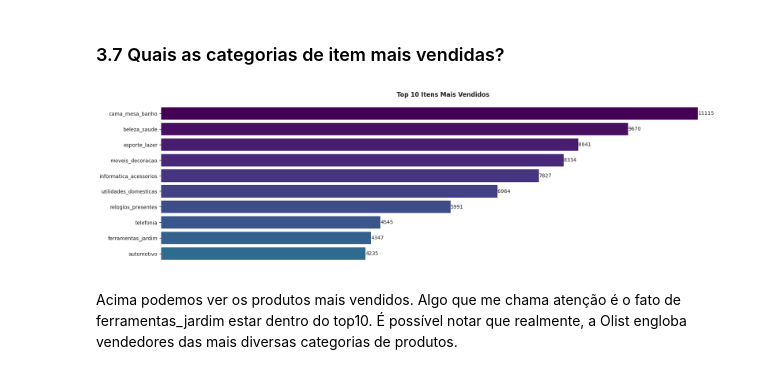
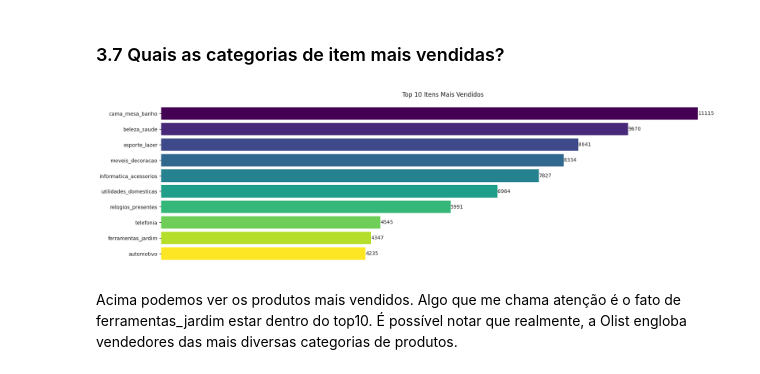
Before and after one commit to allmeidaapedro/Olist-Analysis, a Jupyter notebook: eda.ipynb, the cells around one changed output. Cells and saved outputs as stored; diff of their text form; code cells hidden in the pictures.

```diff
--- a/eda.ipynb
+++ b/eda.ipynb
@@ -618,19 +592,20 @@ Estados do norte e nordeste possuem os maiores valores pagos em média por pedid
 ### 3.7 Quais as categorias de item mais vendidas?
 # %%
 category_items = product_data.groupby(['product_category_name'])[['product_id']].count().rename(columns={'product_id': 'items'}).sort_values(by=['items'], ascending=False).reset_index().head(10)
-colors = plt.cm.viridis(np.linspace(0, 1, len(states_orders)))
+
+colors = plt.cm.viridis(np.linspace(0, 1, len(category_items)))
 figure, ax = plt.subplots(figsize=(20, 6))
 bars = ax.barh(y=category_items['product_category_name'], width=category_items['items'], color=colors)
 ax.bar_label(bars, color=CINZA1)
-ax.set_title('Top 10 Itens Mais Vendidos', color=CINZA1, fontweight='bold')
+ax.set_title('Top 10 Itens Mais Vendidos', color=CINZA1)
 ax.get_xaxis().set_visible(False)
 ax.set_yticks(ticks=category_items['product_category_name'], labels=category_items['product_category_name'], color=CINZA1)
 ax.spines['right'].set_visible(False)
 ax.spines['top'].set_visible(False)
 ax.spines['left'].set_visible(False)
 ax.spines['bottom'].set_visible(False)
 ax.invert_yaxis()
 # %% [output]
-[figure, old version]
+[figure, new version]
 # %% [markdown]
 Acima podemos ver os produtos mais vendidos. Algo que me chama atenção é o fato de ferramentas_jardim estar dentro do top10. É possível notar que realmente, a Olist engloba vendedores das mais diversas categorias de produtos.
```
Also changed, not shown: parts of 22 cells of this notebook.
